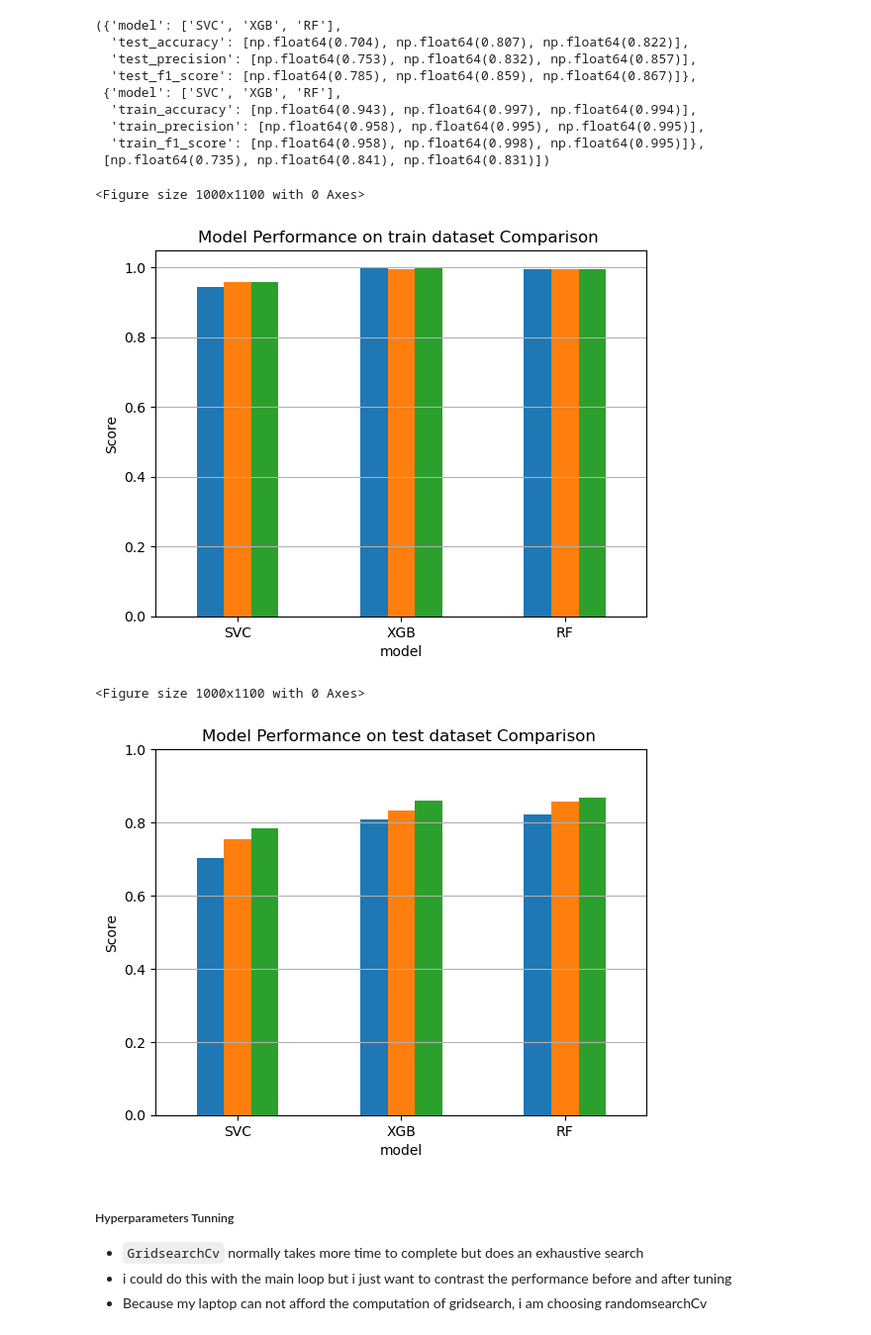
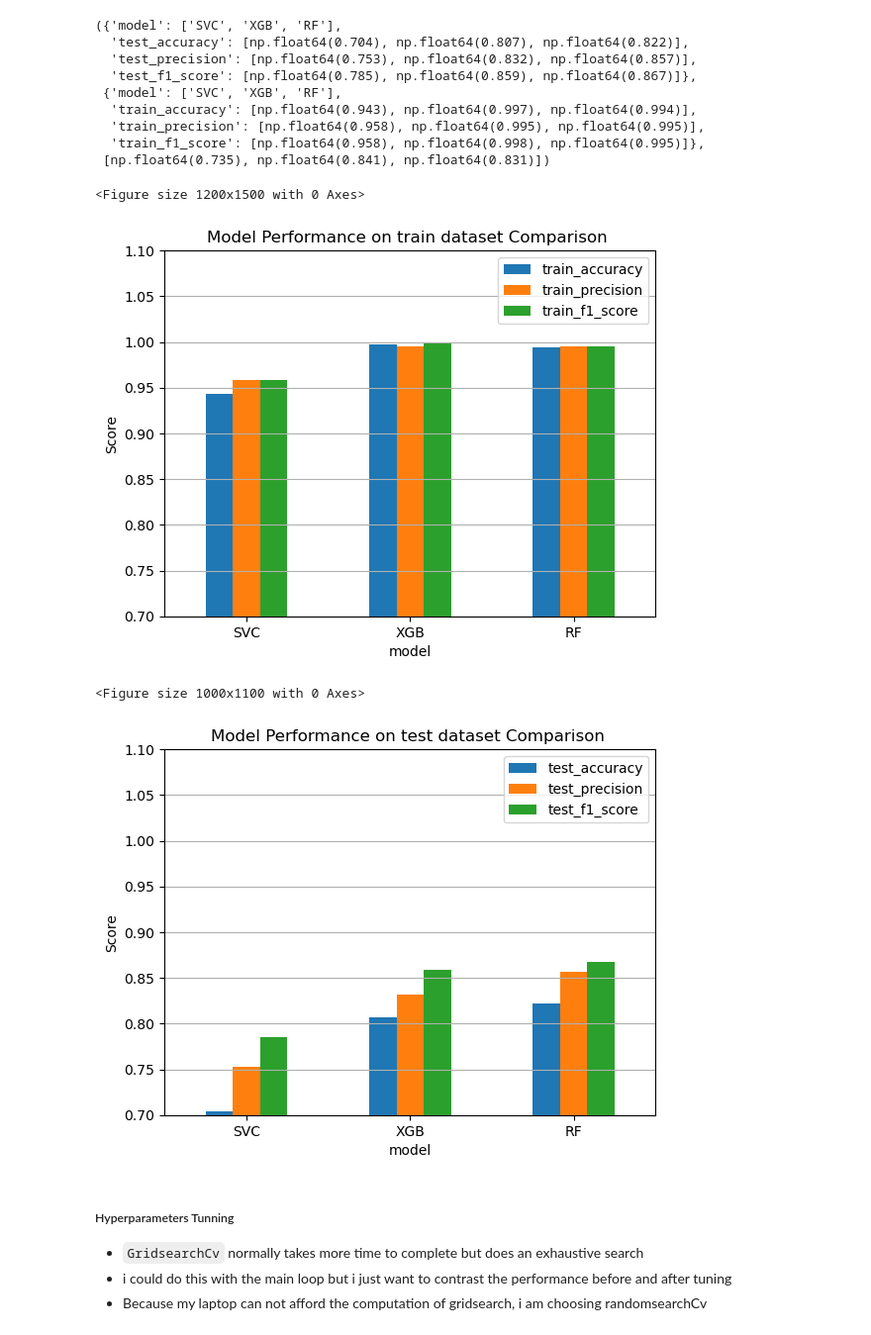
Before and after one commit to Ebenezeragyemang10/Global-Earthquake-Tsunami-prediction, a Jupyter notebook: earthquake-tsunami-prediction.ipynb, the cells around one changed output. Shown at 99% size. Saved outputs shown, nothing was run; the diff lists cells and outputs as text; code cells hidden in the pictures.

Commit message:
turn on legend for plots

```diff
--- a/earthquake-tsunami-prediction.ipynb
+++ b/earthquake-tsunami-prediction.ipynb
@@ -316,27 +316,27 @@ train_results_df = pd.DataFrame(
     train_results
 )
 # %%
-plt.figure(figsize=(10, 11))
-train_results_df.set_index("model").plot(kind="bar", legend=False  )
+plt.figure(figsize=(12, 15))
+train_results_df.set_index("model").plot(kind="bar")
 plt.title("Model Performance on train dataset Comparison ")
 plt.ylabel("Score")
 plt.xticks(rotation=0)
-plt.ylim(0, )
+plt.ylim(0.7, 1.1)
 plt.grid(axis="y")
 # %% [output]
-<Figure size 1000x1100 with 0 Axes>
+<Figure size 1200x1500 with 0 Axes>
-[figure, old version]
+[figure, new version]
 # %%
 plt.figure(figsize=(10, 11))
-test_results_df.set_index("model").plot(kind="bar", legend=False  )
+test_results_df.set_index("model").plot(kind="bar",  )
 plt.title("Model Performance on test dataset Comparison ")
 plt.ylabel("Score")
 plt.xticks(rotation=0)
-plt.ylim(0, 1)
+plt.ylim(0.7, 1.1)
 plt.grid(axis="y")
 # %% [output]
 <Figure size 1000x1100 with 0 Axes>
-[figure, old version]
+[figure, new version]
 # %% [markdown]
 ##### Hyperparameters Tunning
 - `GridsearchCv` normally takes more time to complete but does an exhaustive search
```
Also changed, not shown: parts of 3 cells of this notebook.
